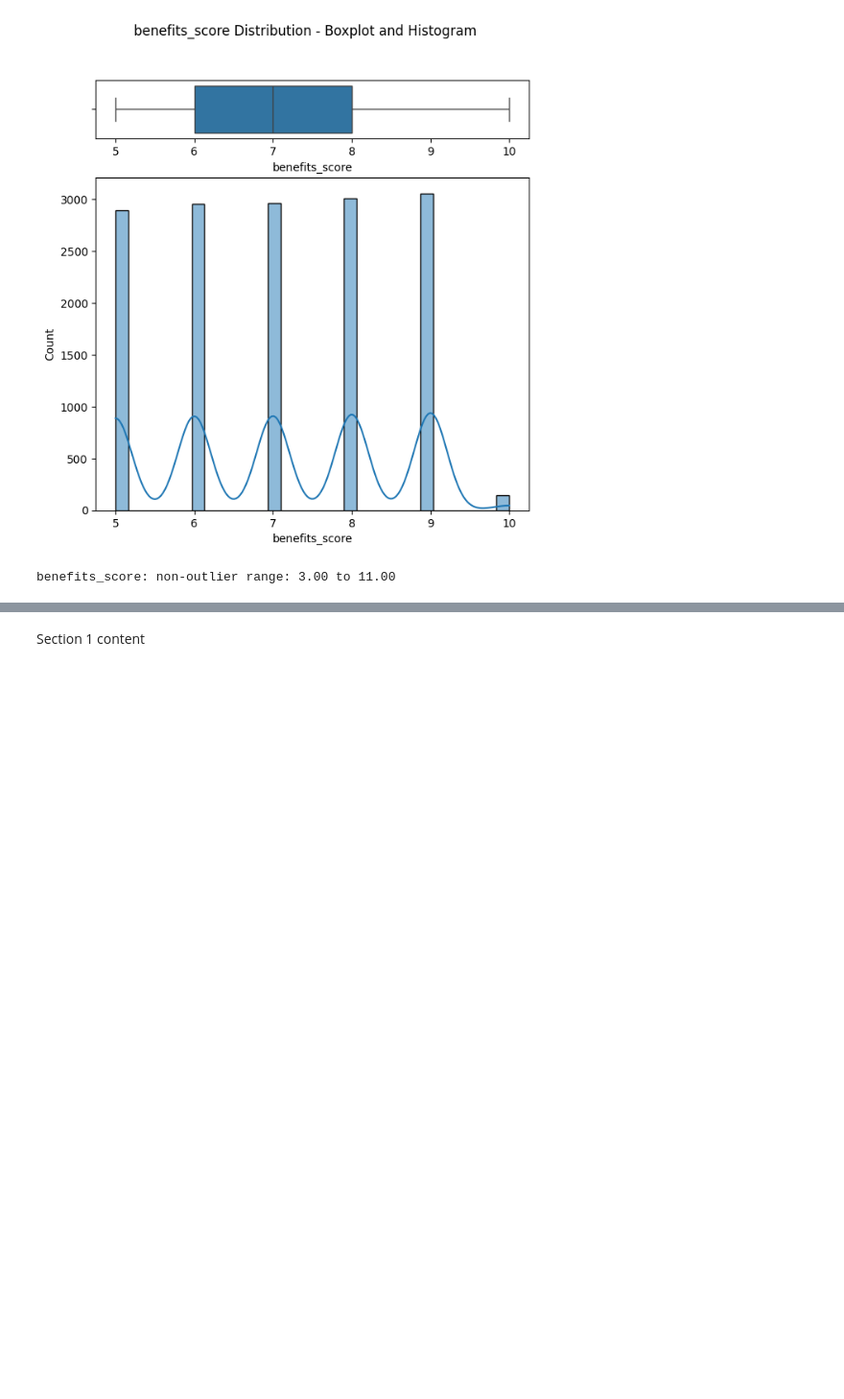
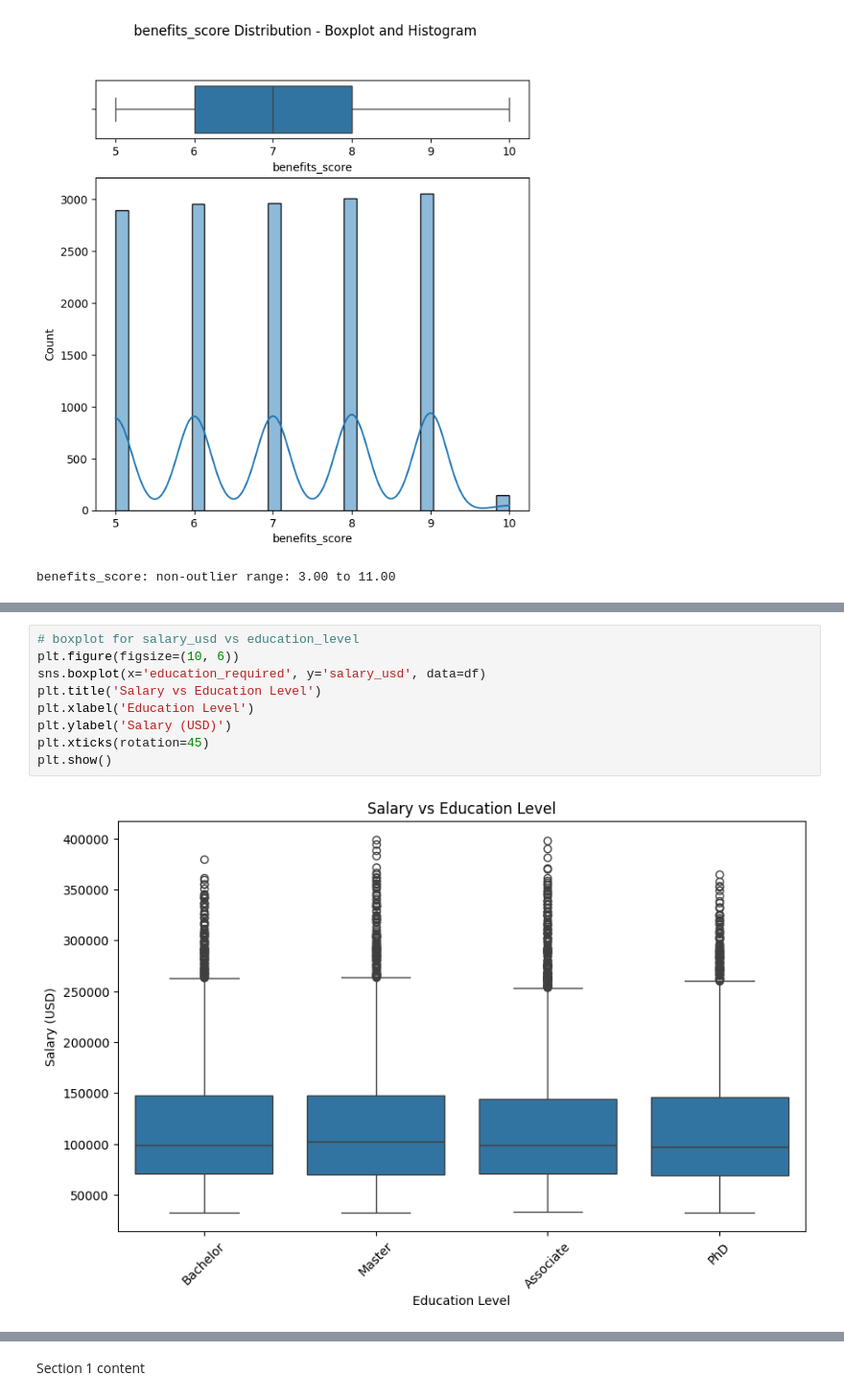
Before and after one commit to tanzilachand/Global-_AI_Job_Market_Salary_Trends_2025, a Jupyter notebook: jupyter_notebooks/ETL.ipynb, the cells around one changed output, grey strips where cells are left out. Shown at 96% size. Drawn from its saved outputs; the diff is of its cells as text; blank space fills up the shorter version.

```diff
--- a/jupyter_notebooks/ETL.ipynb
+++ b/jupyter_notebooks/ETL.ipynb
@@ -259,0 +305,11 @@ benefits_score: non-outlier range: 3.00 to 11.00
+# %%
+# boxplot for salary_usd vs education_level
+plt.figure(figsize=(10, 6))
+sns.boxplot(x='education_required', y='salary_usd', data=df)
+plt.title('Salary vs Education Level')
+plt.xlabel('Education Level')
+plt.ylabel('Salary (USD)')
+plt.xticks(rotation=45)
+plt.show()
+# %% [output]
+[figure, added]
```
Also changed, not shown: parts of 8 cells of this notebook, 1 other file.
